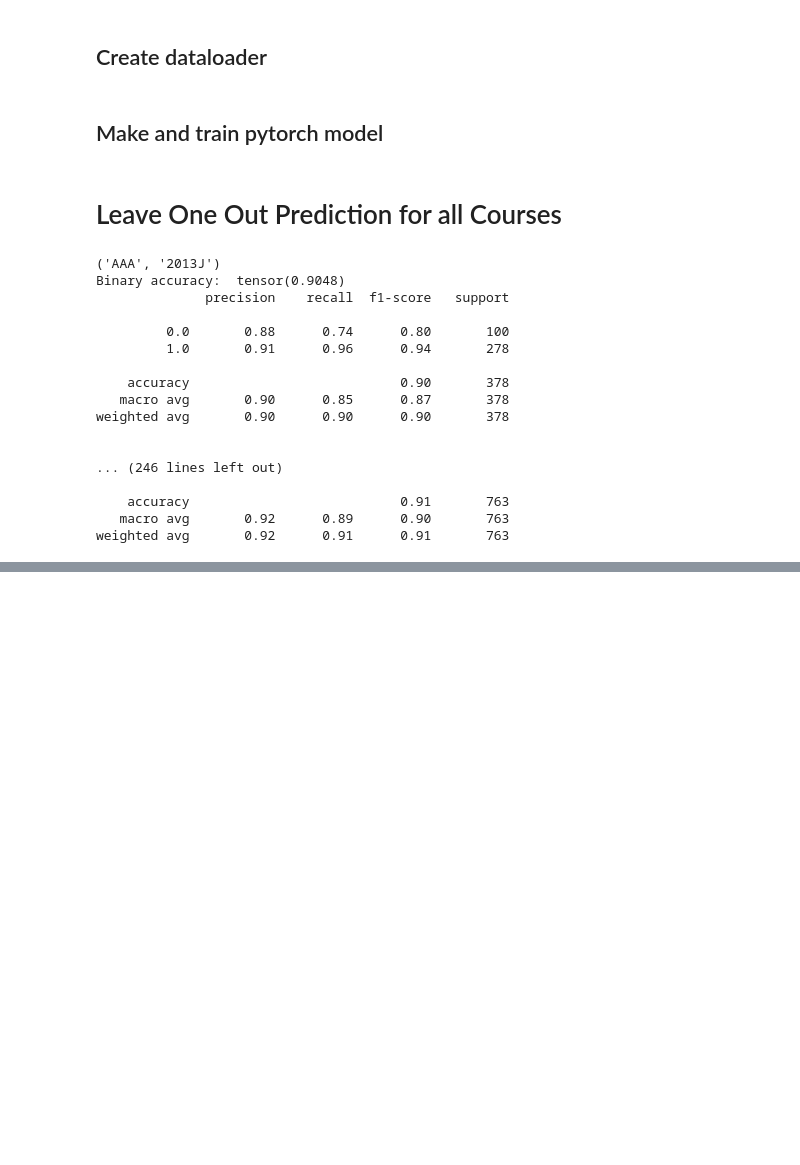
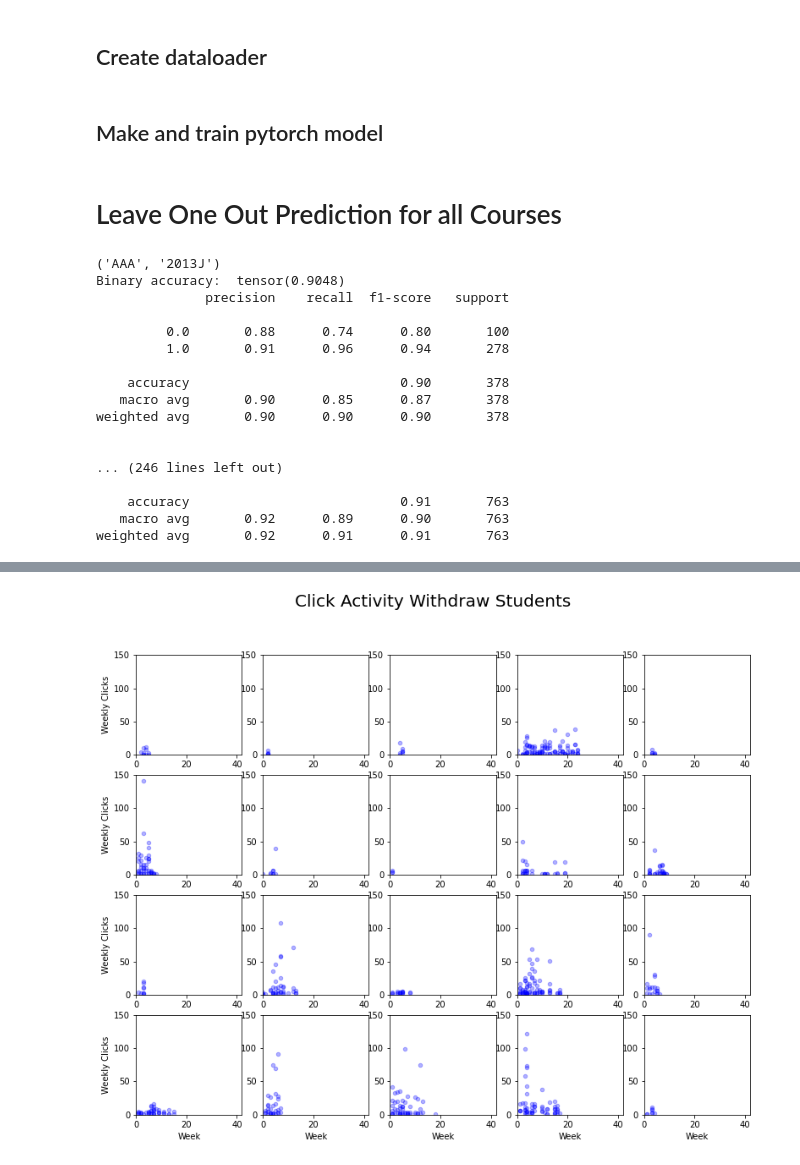
Before and after one commit to olagrasli/DataMiningProject, a Jupyter notebook: data_statistics/LOOP_nn.ipynb, the cells around one changed output, grey strips where cells are left out. Drawn from its saved outputs; the diff is of its cells as text; code cells hidden in the pictures; blank space fills up the shorter version.

```diff
--- a/data_statistics/LOOP_nn.ipynb
+++ b/data_statistics/LOOP_nn.ipynb
@@ -642,0 +694,26 @@ plt.show()
+# %%
+# plot activity for withdrawn students
+fig, axes = plt.subplots(4, 5, figsize=(13,10))
+fig.suptitle("Click Activity Withdraw Students", fontsize=20)
+for j, random_withdraw in enumerate(random_withdrawn):
+    # plot
+    sub_row = int(j/5)
+    sub_col = j % 5
+    axes[sub_row, sub_col].axis([0, 42, 0, 150])
+
+    for resource_clicks in random_withdraw:
+        weeks, click_weeks = [], []
+        # extract only the weeks with actual activity
+        for i, resource_click in enumerate(resource_clicks):
+            if(resource_click != 0):
+                weeks.append(i)
+                click_weeks.append(resource_click)
+        axes[sub_row, sub_col].scatter(weeks, click_weeks, c='b', s=20, alpha=0.3)
+
+# set labels
+plt.setp(axes[-1, :], xlabel='Week')
+plt.setp(axes[:, 0], ylabel='Weekly Clicks')
+
+plt.show()
+# %% [output]
+[figure, added]
```
Also changed, not shown: parts of 52 cells of this notebook.
